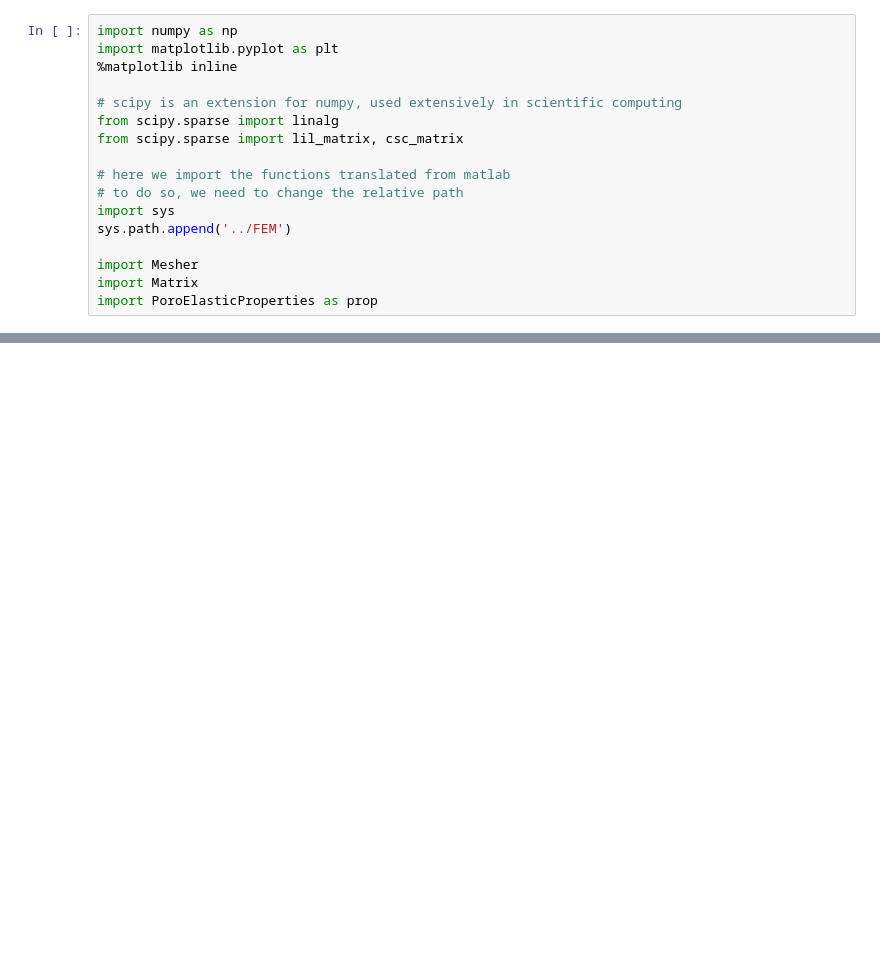
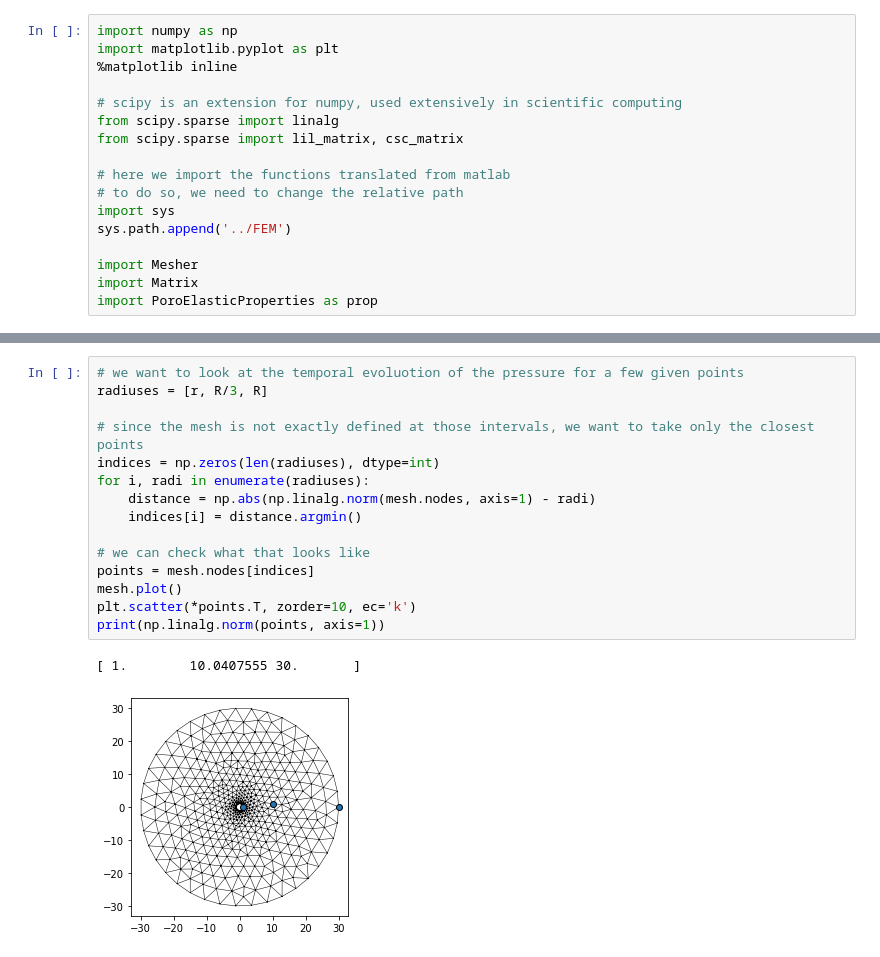
Before and after one commit to aleximorin/compgeom, a Jupyter notebook: Notebooks/Injection in a wellbore.ipynb, the cells around one changed output, grey strips where cells are left out. Cells and saved outputs as stored; diff of their text form; blank space fills up the shorter version.

```diff
--- a/Notebooks/Injection in a wellbore.ipynb
+++ b/Notebooks/Injection in a wellbore.ipynb
@@ -49,0 +103,18 @@ plt.scatter(*vertices.T)
+# %%
+# we want to look at the temporal evoluotion of the pressure for a few given points
+radiuses = [r, R/3, R]
+
+# since the mesh is not exactly defined at those intervals, we want to take only the closest points
+indices = np.zeros(len(radiuses), dtype=int)
+for i, radi in enumerate(radiuses):
+    distance = np.abs(np.linalg.norm(mesh.nodes, axis=1) - radi)
+    indices[i] = distance.argmin()
+
+# we can check what that looks like
+points = mesh.nodes[indices]
+mesh.plot()
+plt.scatter(*points.T, zorder=10, ec='k')
+print(np.linalg.norm(points, axis=1))
+# %% [output]
+[ 1.        10.0407555 30.       ]
+[figure, added]
```
Also changed, not shown: parts of 9 cells of this notebook, 18 other files.
